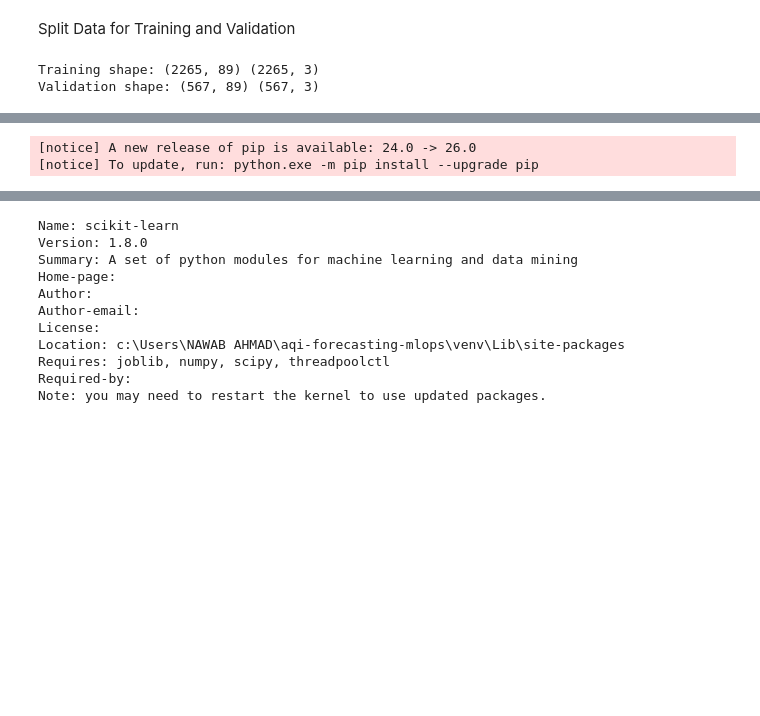
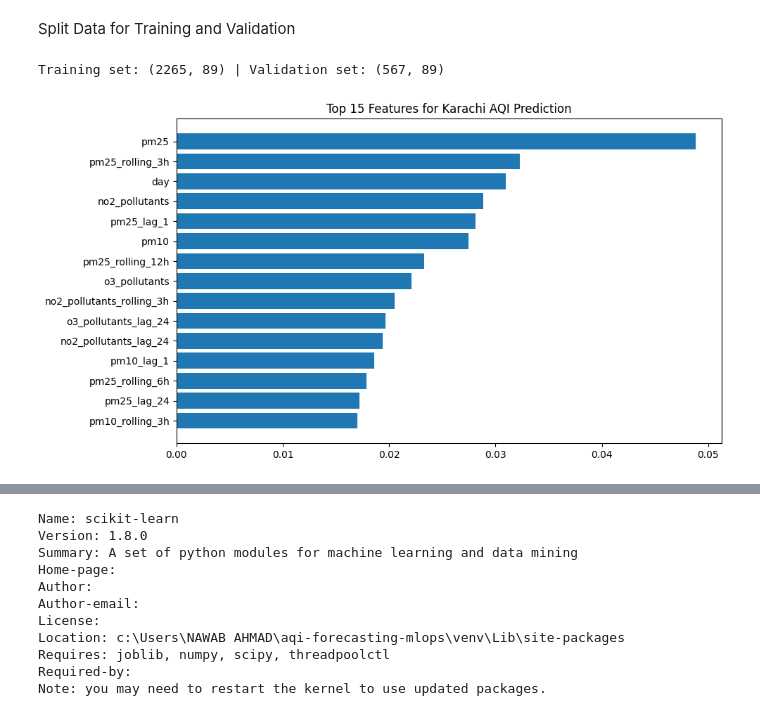
Before and after one commit to Nawab-Ahmed/aqi-forecasting-mlops, a Jupyter notebook: training.ipynb, the cells around one changed output, grey strips where cells are left out. Drawn from its saved outputs; the diff is of its cells as text; code cells hidden in the pictures; blank space fills up the shorter version.

```diff
--- a/training.ipynb
+++ b/training.ipynb
@@ -19,17 +19,52 @@ Target matrix shape: (2832, 3)
 # %% [markdown]
 Split Data for Training and Validation
 # %%
-import numpy as np
+from sklearn.preprocessing import RobustScaler
 
-split_idx = int(len(X) * 0.8)
-X_train, X_val = X.iloc[:split_idx], X.iloc[split_idx:]
-y_train, y_val = y.iloc[:split_idx], y.iloc[split_idx:]
+# 1. Identify your target and features
+# Let's focus on the 24h horizon first for best R² stability
+target_col = 'pm25_t_plus_24h'
+feature_cols = [c for c in df.columns if c not in ["event_timestamp"] + [f"pm25_t_plus_{h}h" for h in [24, 48, 72]]]
 
-print("Training shape:", X_train.shape, y_train.shape)
-print("Validation shape:", X_val.shape, y_val.shape)
+# 2. Chronological Split (No Shuffling!)
+train_size = int(len(df) * 0.8)
+train_df = df.iloc[:train_size]
+val_df = df.iloc[train_size:]
+
+# 3. Separate Features and Target
+X_train_raw = train_df[feature_cols]
+y_train = train_df[target_col]
+
+X_val_raw = val_df[feature_cols]
+y_val = val_df[target_col]
+
+# 4. Fit Scaler ONLY on Training Features
+scaler = RobustScaler()
+X_train = scaler.fit_transform(X_train_raw)
+
+# 5. Transform Validation Features using Training Scaler
+# This prevents data leakage—the model hasn't "seen" the future distribution
+X_val = scaler.transform(X_val_raw)
+
+print(f"Training set: {X_train.shape} | Validation set: {X_val.shape}")
 # %% [output]
-Training shape: (2265, 89) (2265, 3)
-Validation shape: (567, 89) (567, 3)
+Training set: (2265, 89) | Validation set: (567, 89)
 # %%
-pip install --upgrade scikit-learn
+import matplotlib.pyplot as plt
+
+# Get feature importances from the best model
+importances = best_rf.feature_importances_
+feature_names = feature_cols
+feature_importance_df = pd.DataFrame({'feature': feature_names, 'importance': importances})
+feature_importance_df = feature_importance_df.sort_values(by='importance', ascending=False)
+
+# Plot top 15
+plt.figure(figsize=(10, 6))
+plt.barh(feature_importance_df['feature'].head(15), feature_importance_df['importance'].head(15))
+plt.gca().invert_yaxis()
+plt.title("Top 15 Features for Karachi AQI Prediction")
+plt.show()
+
+print(feature_importance_df.head(10))
 # %% [output]
+[figure, added]
@@ -42,2 +81,0 @@ Note: you may need to restart the kernel to use updated packages.
-[notice] A new release of pip is available: 24.0 -> 26.0
-[notice] To update, run: python.exe -m pip install --upgrade pip
```
Also changed, not shown: parts of 7 cells of this notebook, 4 other files.
